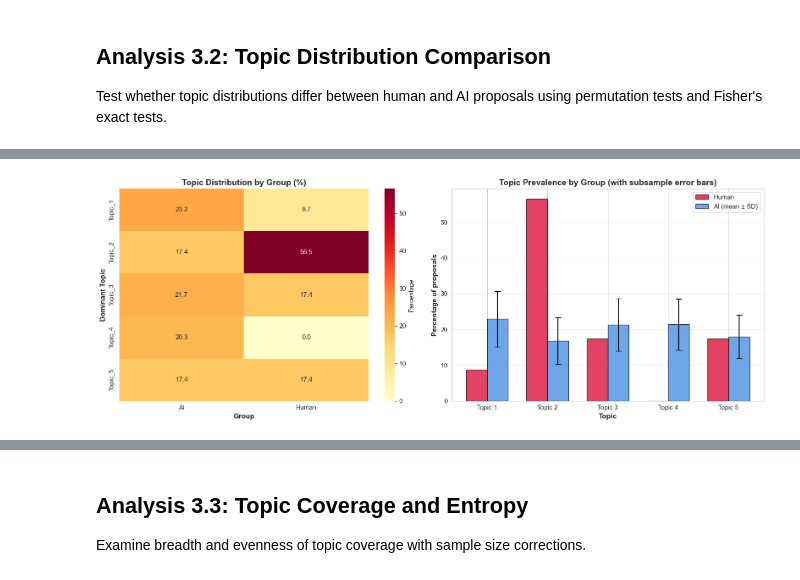
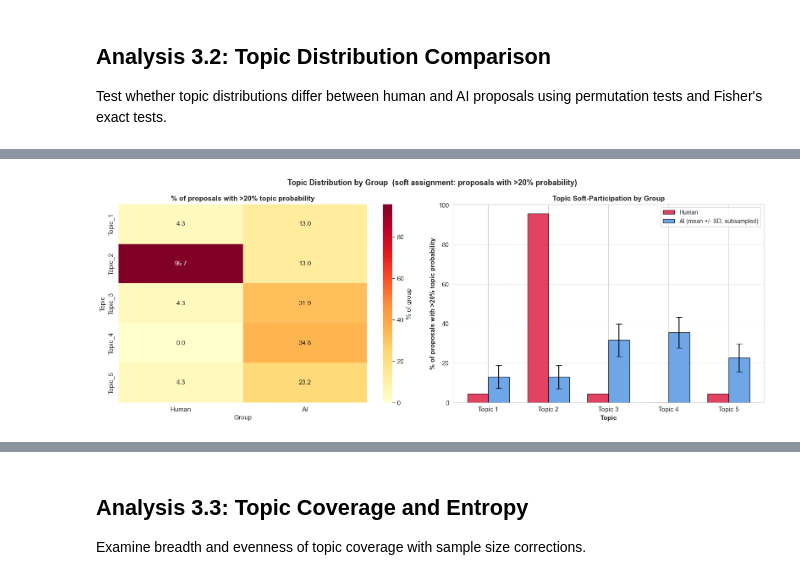
Before and after one commit to eveyhuang/human-AI-proposal, a Jupyter notebook: style-controlled comparison/compare_proposals_rephrased.ipynb, the cells around one changed output, grey strips where cells are left out. Cells and saved outputs as stored; diff of their text form; code cells hidden in the pictures.

```diff
--- a/style-controlled comparison/compare_proposals_rephrased.ipynb
+++ b/style-controlled comparison/compare_proposals_rephrased.ipynb
@@ -3517,56 +3710,60 @@ Topic_5      0/1000                 0.00%        Weak
 =====================================================================================
 # %%
-# Visualization: Topic distribution by group
+import seaborn as sns
+
+# Visualization: Soft-assignment topic distribution by group
+threshold  = 0.20
+topic_cols = sorted([col for col in doc_topic_df.columns if col.startswith('Topic_')])
+
+human_df_t = doc_topic_df[doc_topic_df['group'] == 'Human']
+ai_df_t    = doc_topic_df[doc_topic_df['group'] == 'AI']
+
 fig, axes = plt.subplots(1, 2, figsize=(16, 6))
+fig.suptitle("Topic Distribution by Group  (soft assignment: proposals with >20% probability)",
+             fontsize=13, fontweight='bold')
 
-# Panel 1: Heatmap of topic × source
-ax1 = axes[0]
-contingency_pct = pd.crosstab(doc_topic_df['dominant_topic'], doc_topic_df['group'], normalize='columns') * 100
-sns.heatmap(contingency_pct, annot=True, fmt='.1f', cmap='YlOrRd', ax=ax1, cbar_kws={'label': 'Percentage'})
-ax1.set_title('Topic Distribution by Group (%)', fontsize=14, fontweight='bold')
-ax1.set_xlabel('Group', fontsize=12, fontweight='bold')
-ax1.set_ylabel('Dominant Topic', fontsize=12, fontweight='bold')
+# Panel 1: Heatmap -- fraction of group with >20% for each topic
+soft_frac = pd.DataFrame({
+    'Human': {col: (human_df_t[col] > threshold).mean() * 100 for col in topic_cols},
+    'AI':    {col: (ai_df_t[col]    > threshold).mean() * 100 for col in topic_cols},
+})
+sns.heatmap(soft_frac, annot=True, fmt='.1f', cmap='YlOrRd', ax=axes[0],
+            cbar_kws={'label': '% of group'})
+axes[0].set_title('% of proposals with >20% topic probability', fontsize=12, fontweight='bold')
+axes[0].set_xlabel('Group', fontsize=11)
+axes[0].set_ylabel('Topic', fontsize=11)
 
-# Panel 2: Bar plot with error bars from subsampling
-ax2 = axes[1]
-topic_labels = [f'Topic {i+1}' for i in range(n_topics)]
-x = np.arange(len(topic_labels))
+# Panel 2: Bar plot with subsample error bars
+x     = np.arange(len(topic_cols))
 width = 0.35
+human_pcts = [(human_df_t[col] > threshold).mean() * 100 for col in topic_cols]
 
-# Human percentages
-human_counts = contingency_table['Human']
-human_pcts = (human_counts / human_counts.sum() * 100).values
+ai_pcts_mean, ai_pcts_std = [], []
+ai_idx = ai_df_t.index
+for col in topic_cols:
+    vals = []
+    for _ in range(500):
+        s = doc_topic_df.loc[np.random.choice(ai_idx, size=len(human_df_t), replace=False)]
+        vals.append((s[col] > threshold).mean() * 100)
+    ai_pcts_mean.append(np.mean(vals))
+    ai_pcts_std.append(np.std(vals))
 
-# AI percentages with subsample SDs
-ai_pcts_mean = []
-ai_pcts_std = []
-
-for topic in contingency_table.index:
-    ai_subsample_pcts = []
-    for _ in range(200):  # 200 subsamples for error bars
-        ai_indices = doc_topic_df[doc_topic_df['group'] == 'AI'].index
-        sampled = doc_topic_df.loc[np.random.choice(ai_indices, size=len(human_abstracts), replace=False)]
-        pct = (sampled['dominant_topic'] == topic).sum() / len(human_abstracts) * 100
-        ai_subsample_pcts.append(pct)
-    ai_pcts_mean.append(np.mean(ai_subsample_pcts))
-    ai_pcts_std.append(np.std(ai_subsample_pcts))
-
-ax2.bar(x - width/2, human_pcts, width, label='Human', color='#DC143C', alpha=0.8, edgecolor='black')
-ax2.bar(x + width/2, ai_pcts_mean, width, yerr=ai_pcts_std, label='AI (mean ± SD)',
-        color='#4A90E2', alpha=0.8, edgecolor='black', capsize=5)
-
-ax2.set_xlabel('Topic', fontsize=12, fontweight='bold')
-ax2.set_ylabel('Percentage of proposals', fontsize=12, fontweight='bold')
-ax2.set_title('Topic Prevalence by Group (with subsample error bars)', fontsize=14, fontweight='bold')
-ax2.set_xticks(x)
-ax2.set_xticklabels(topic_labels)
-ax2.legend(fontsize=11)
-ax2.grid(axis='y', alpha=0.3)
+axes[1].bar(x - width/2, human_pcts,  width,
+            label='Human', color='#DC143C', alpha=0.8, edgecolor='black')
+axes[1].bar(x + width/2, ai_pcts_mean, width, yerr=ai_pcts_std,
+            label='AI (mean +/- SD, subsampled)',
+            color='#4A90E2', alpha=0.8, edgecolor='black', capsize=5)
+axes[1].set_xlabel('Topic', fontsize=11, fontweight='bold')
+axes[1].set_ylabel('% of proposals with >20% topic probability', fontsize=11, fontweight='bold')
+axes[1].set_title('Topic Soft-Participation by Group', fontsize=12, fontweight='bold')
+axes[1].set_xticks(x)
+axes[1].set_xticklabels([c.replace('_', ' ') for c in topic_cols])
+axes[1].legend(fontsize=10)
+axes[1].grid(axis='y', alpha=0.3)
 
 plt.tight_layout()
-plt.savefig('../results/figures/topic_distribution_comparison.png', dpi=300, bbox_inches='tight')
+plt.savefig('../results/figures/rephrased/topic_distribution_comparison.png', dpi=300, bbox_inches='tight')
 plt.show()
-
-print("✓ Figure saved to: results/figures/topic_distribution_comparison.png")
+print("Figure saved to: results/figures/rephrased/topic_distribution_comparison.png")
 # %% [output]
-[figure, old version]
+[figure, new version]
```
Also changed, not shown: parts of 75 cells of this notebook, 57 other files.
